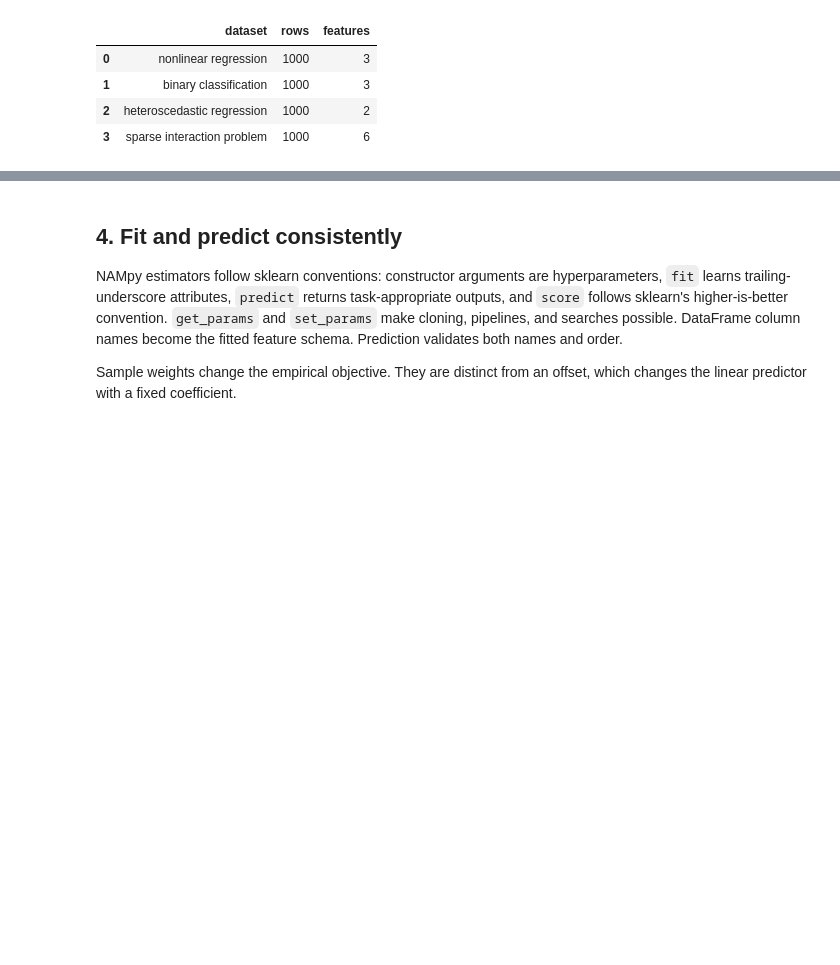
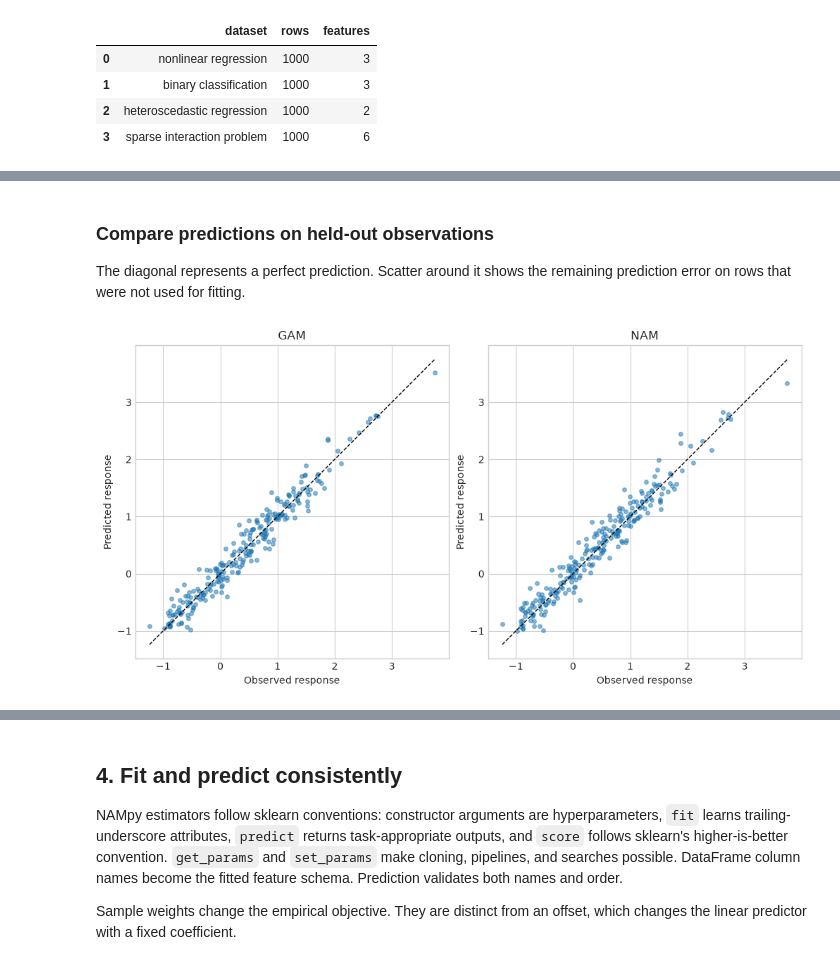
Before and after one commit to OpenTabular/NAMpy, a Jupyter notebook: docs/notebooks/01_getting_started.ipynb, the cells around one changed output, grey strips where cells are left out. Cells and saved outputs as stored; diff of their text form; code cells hidden in the pictures; blank space fills up the shorter version.

```diff
--- a/docs/notebooks/01_getting_started.ipynb
+++ b/docs/notebooks/01_getting_started.ipynb
@@ -150,0 +178,18 @@ comparison
+# %% [markdown]
+### Compare predictions on held-out observations
+
+The diagonal represents a perfect prediction. Scatter around it shows the
+remaining prediction error on rows that were not used for fitting.
+# %%
+figure, axes = plt.subplots(1, 2, figsize=(10, 5), constrained_layout=True)
+limits = [float(y_test.min()), float(y_test.max())]
+for axis, (name, fitted) in zip(axes, [("GAM", gam), ("NAM", nam)]):
+    axis.scatter(y_test, fitted.predict(X_test), s=16, alpha=0.5)
+    axis.plot(limits, limits, color="black", linestyle="--", linewidth=1)
+    axis.set(title=name, xlabel="Observed response", ylabel="Predicted response")
+for plot_axis in figure.axes:
+    plot_axis.set_box_aspect(1)
+plt.show()
+plt.close(figure)
+# %% [output]
+[figure, added]
```
Also changed, not shown: parts of 25 cells of this notebook, 34 other files.
